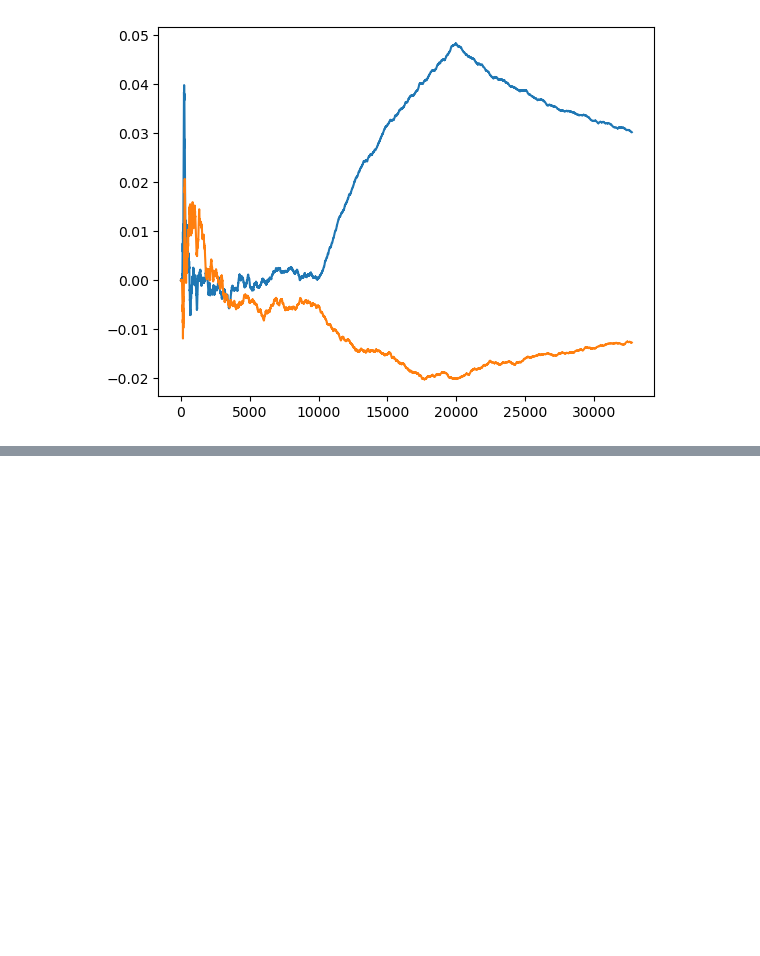
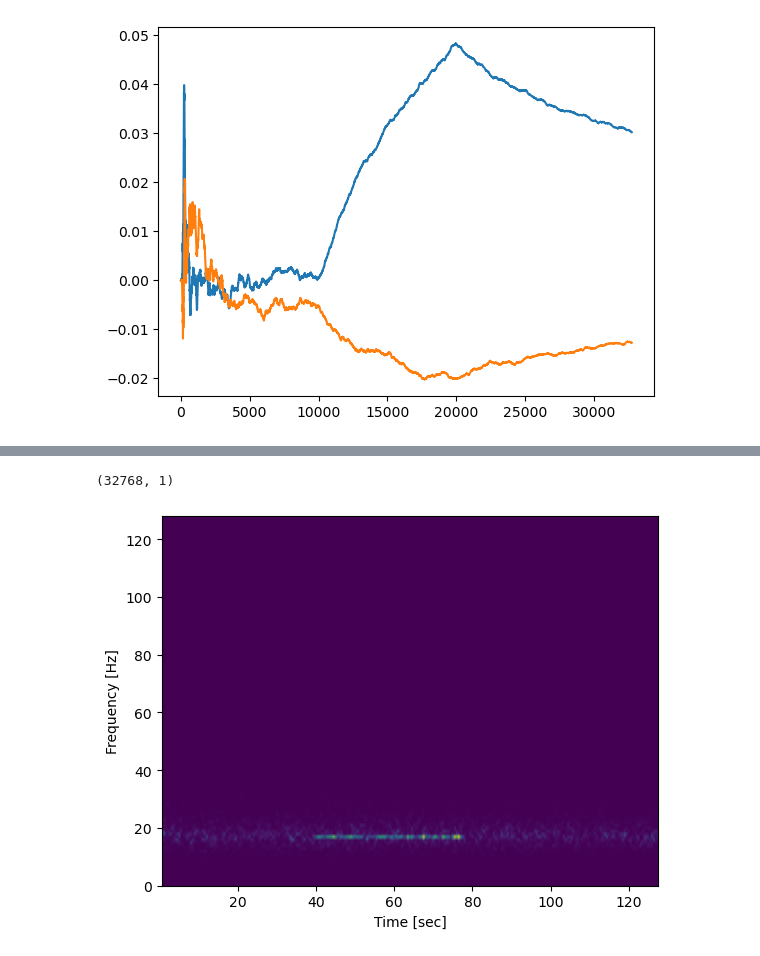
Before and after one commit to alken01/BCI, a Jupyter notebook: recursivefilter.ipynb, the cells around one changed output, grey strips where cells are left out. Saved outputs shown, nothing was run; the diff lists cells and outputs as text; code cells hidden in the pictures; blank space fills up the shorter version.

```diff
--- a/recursivefilter.ipynb
+++ b/recursivefilter.ipynb
@@ -476,11 +444,12 @@ plt.plot(w_5[1,:])
 # %%
+print(y_hat.shape)
+# Plot the spectogram of the signal x not using the spectogram_cp function
+f, t, Sxx = signal.spectrogram(y_hat[:,0], fs, nperseg=256, noverlap=128, scaling='spectrum')
 plt.figure()
-plt.plot(y_hat_5[:,0])
-plt.show()
-
-# Plot the spectrogram of the signal y_hat_5 using signal.spectrogram
-f, t, Sxx = signal.spectrogram(y_hat_5[:,0], fs)
-plt.pcolormesh(t, f, Sxx)
+plt.pcolormesh(t, f, Sxx, shading='gouraud')
 plt.ylabel('Frequency [Hz]')
 plt.xlabel('Time [sec]')
 plt.show()
+# %% [output]
+(32768, 1)
+[figure, added]
```
Also changed, not shown: parts of 6 cells of this notebook.
